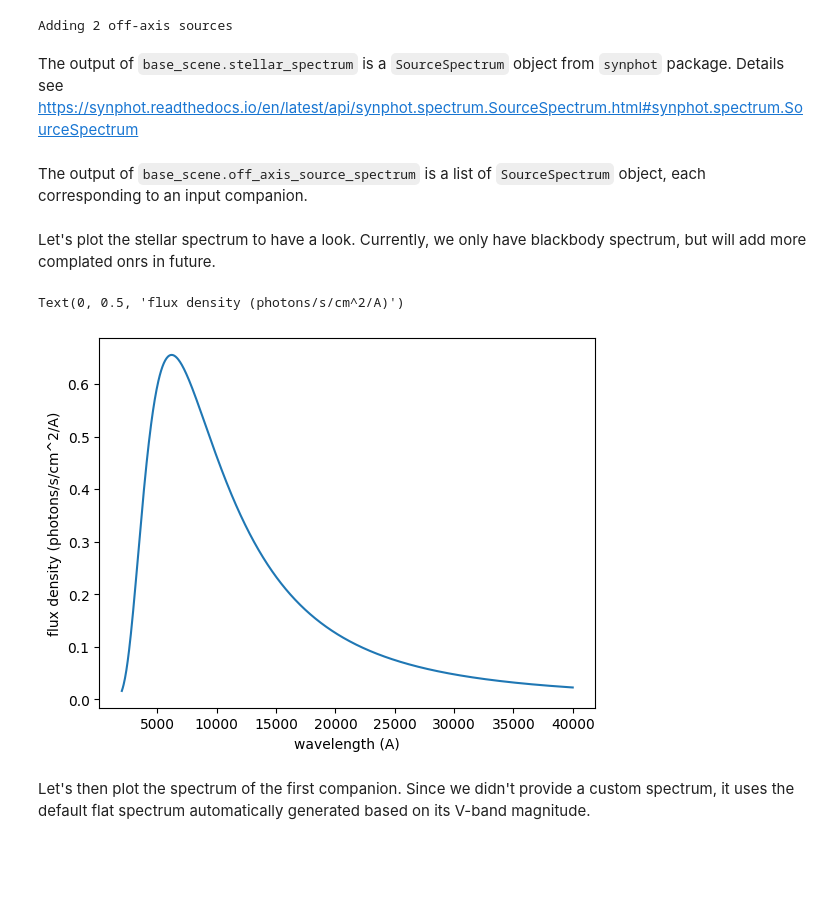
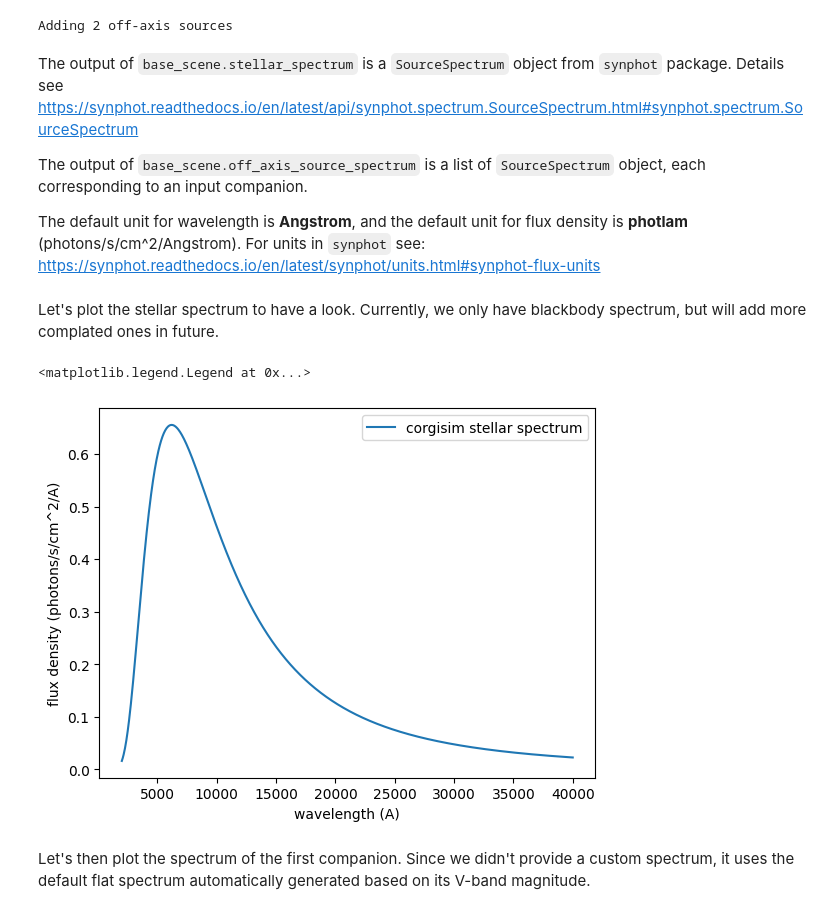
Before and after one commit to roman-corgi/corgisim, a Jupyter notebook: examples/tutorial1_corgisim.ipynb, the cells around one changed output. Saved outputs shown, nothing was run; the diff lists cells and outputs as text; code cells hidden in the pictures; blank space fills up the shorter version.

````diff
--- a/examples/tutorial1_corgisim.ipynb
+++ b/examples/tutorial1_corgisim.ipynb
@@ -129,20 +129,23 @@ sp_comp = base_scene.off_axis_source_spectrum
 Adding 2 off-axis sources
 # %% [markdown]
 The output of ```base_scene.stellar_spectrum``` is a ```SourceSpectrum``` object from ```synphot``` package. Details see https://synphot.readthedocs.io/en/latest/api/synphot.spectrum.SourceSpectrum.html#synphot.spectrum.SourceSpectrum
+
+The output of ```base_scene.off_axis_source_spectrum```  is a list of ```SourceSpectrum``` object,  each corresponding to an input companion.
+
+The default unit for wavelength is **Angstrom**, and the default unit for flux density is **photlam** (photons/s/cm^2/Angstrom). For units in ```synphot``` see: https://synphot.readthedocs.io/en/latest/synphot/units.html#synphot-flux-units
-# %% [markdown]
-The output of ```base_scene.off_axis_source_spectrum```  is a list of ```SourceSpectrum``` object,  each corresponding to an input companion.
 # %% [markdown]
-Let's plot the stellar spectrum to have a look. Currently, we only have blackbody spectrum, but will add more complated onrs in future.
+Let's plot the stellar spectrum to have a look. Currently, we only have blackbody spectrum, but will add more complated ones in future.
 # %%
 ax=plt.subplot(111)
 #sp.plot(ax=ax)
 lambd = np.linspace(2000, 40000, 1000)
-ax.plot(lambd , sp_star(lambd  ).value,label='corgisim')
+ax.plot(lambd , sp_star(lambd  ).value,label='corgisim stellar spectrum')
 ax.set_xlabel('wavelength (A)')
 ax.set_ylabel('flux density (photons/s/cm^2/A)')
+plt.legend()
 # %% [output]
-Text(0, 0.5, 'flux density (photons/s/cm^2/A)')
+<matplotlib.legend.Legend at 0x...>
-[figure, old version]
+[figure, new version]
 # %% [markdown]
 Let's then plot the spectrum of the first companion. Since we didn't provide a custom spectrum, it uses the default flat spectrum automatically generated based on its V-band magnitude.
 # %%
````
Also changed, not shown: parts of 7 cells of this notebook.
